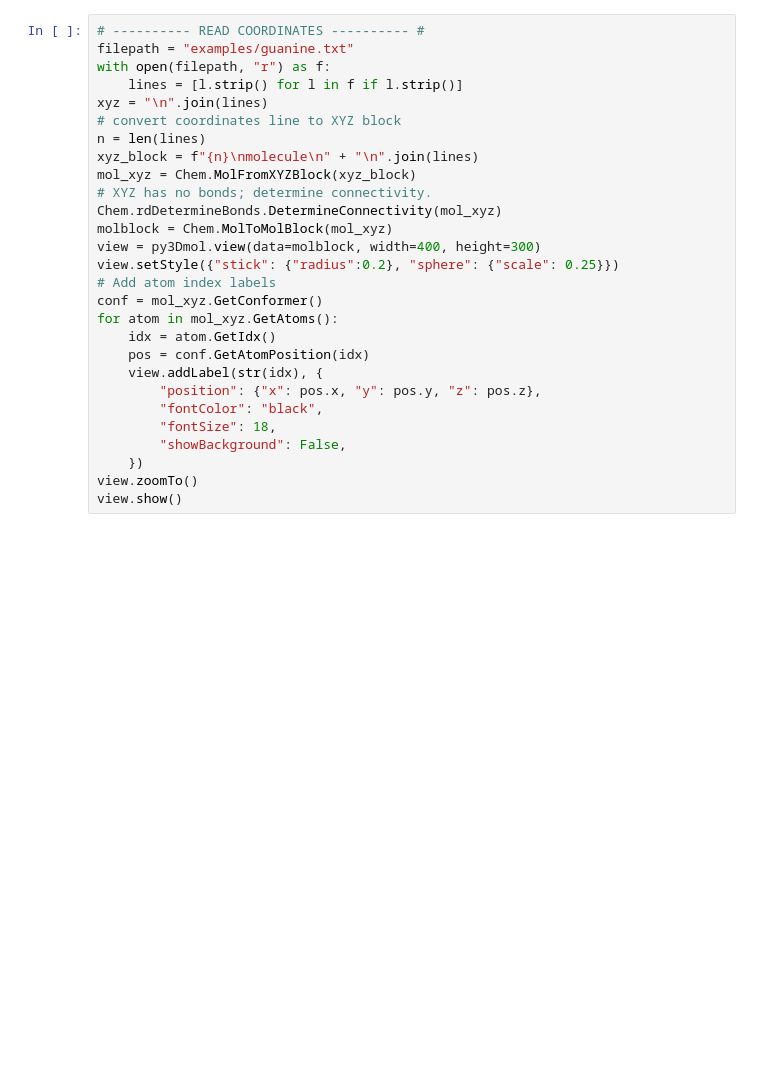
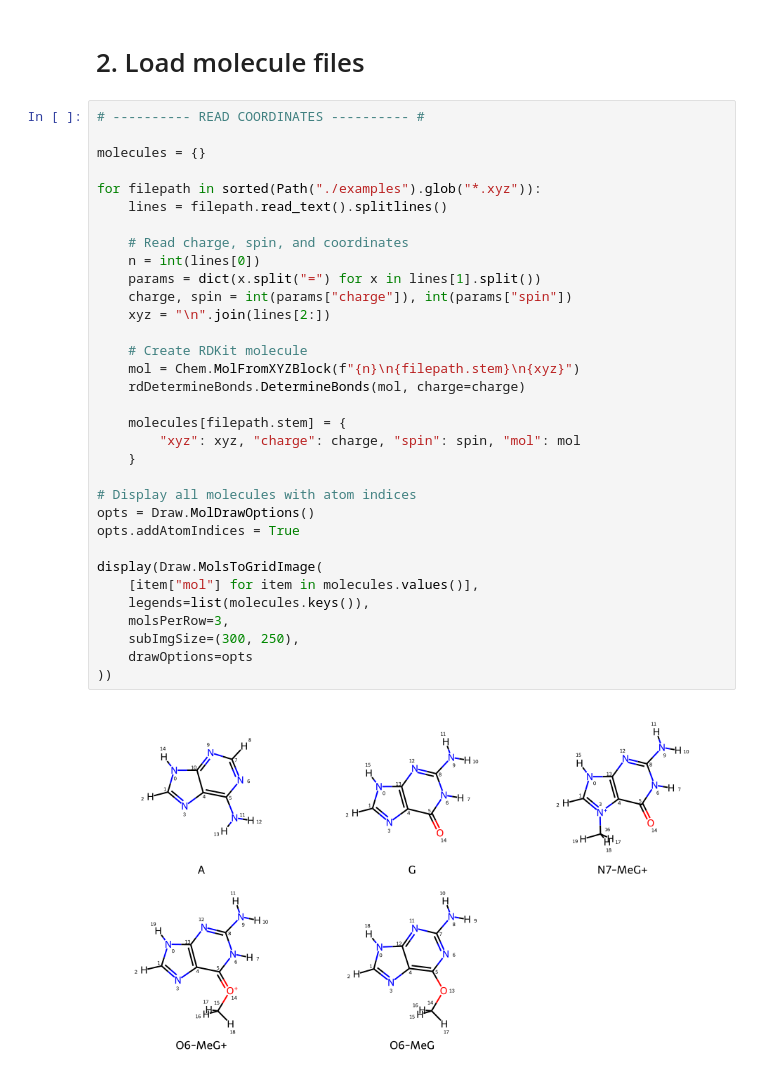
Before and after one commit to MariiaIvonina/Orbitals-transformation-in-QC, a Jupyter notebook: pyscf_orbital_analysis.ipynb, the cells around one changed output. Drawn from its saved outputs; the diff is of its cells as text; blank space fills up the shorter version.

```diff
--- a/pyscf_orbital_analysis.ipynb
+++ b/pyscf_orbital_analysis.ipynb
@@ -269,28 +16,37 @@ display(ui)
-# %%
-# ---------- READ COORDINATES ---------- #
-filepath = "examples/guanine.txt"
-with open(filepath, "r") as f:
-    lines = [l.strip() for l in f if l.strip()]
-xyz = "\n".join(lines)
-# convert coordinates line to XYZ block
-n = len(lines)
-xyz_block = f"{n}\nmolecule\n" + "\n".join(lines)
-mol_xyz = Chem.MolFromXYZBlock(xyz_block)
-# XYZ has no bonds; determine connectivity.
-Chem.rdDetermineBonds.DetermineConnectivity(mol_xyz)
-molblock = Chem.MolToMolBlock(mol_xyz)
-view = py3Dmol.view(data=molblock, width=400, height=300)
-view.setStyle({"stick": {"radius":0.2}, "sphere": {"scale": 0.25}})
-# Add atom index labels
-conf = mol_xyz.GetConformer()
-for atom in mol_xyz.GetAtoms():
-    idx = atom.GetIdx()
-    pos = conf.GetAtomPosition(idx)
-    view.addLabel(str(idx), {
-        "position": {"x": pos.x, "y": pos.y, "z": pos.z},
-        "fontColor": "black",
-        "fontSize": 18,
-        "showBackground": False,
-    })
-view.zoomTo()
-view.show()
+# %% [markdown]
+# 2. Load molecule files
+# %%
+# ---------- READ COORDINATES ---------- #
+
+molecules = {}
+
+for filepath in sorted(Path("./examples").glob("*.xyz")):
+    lines = filepath.read_text().splitlines()
+
+    # Read charge, spin, and coordinates
+    n = int(lines[0])
+    params = dict(x.split("=") for x in lines[1].split())
+    charge, spin = int(params["charge"]), int(params["spin"])
+    xyz = "\n".join(lines[2:])
+
+    # Create RDKit molecule
+    mol = Chem.MolFromXYZBlock(f"{n}\n{filepath.stem}\n{xyz}")
+    rdDetermineBonds.DetermineBonds(mol, charge=charge)
+
+    molecules[filepath.stem] = {
+        "xyz": xyz, "charge": charge, "spin": spin, "mol": mol
+    }
+
+# Display all molecules with atom indices
+opts = Draw.MolDrawOptions()
+opts.addAtomIndices = True
+
+display(Draw.MolsToGridImage(
+    [item["mol"] for item in molecules.values()],
+    legends=list(molecules.keys()),
+    molsPerRow=3,
+    subImgSize=(300, 250),
+    drawOptions=opts
+))
+# %% [output]
+[figure, added]
```
Also changed, not shown: parts of 25 cells of this notebook, 12 other files.
